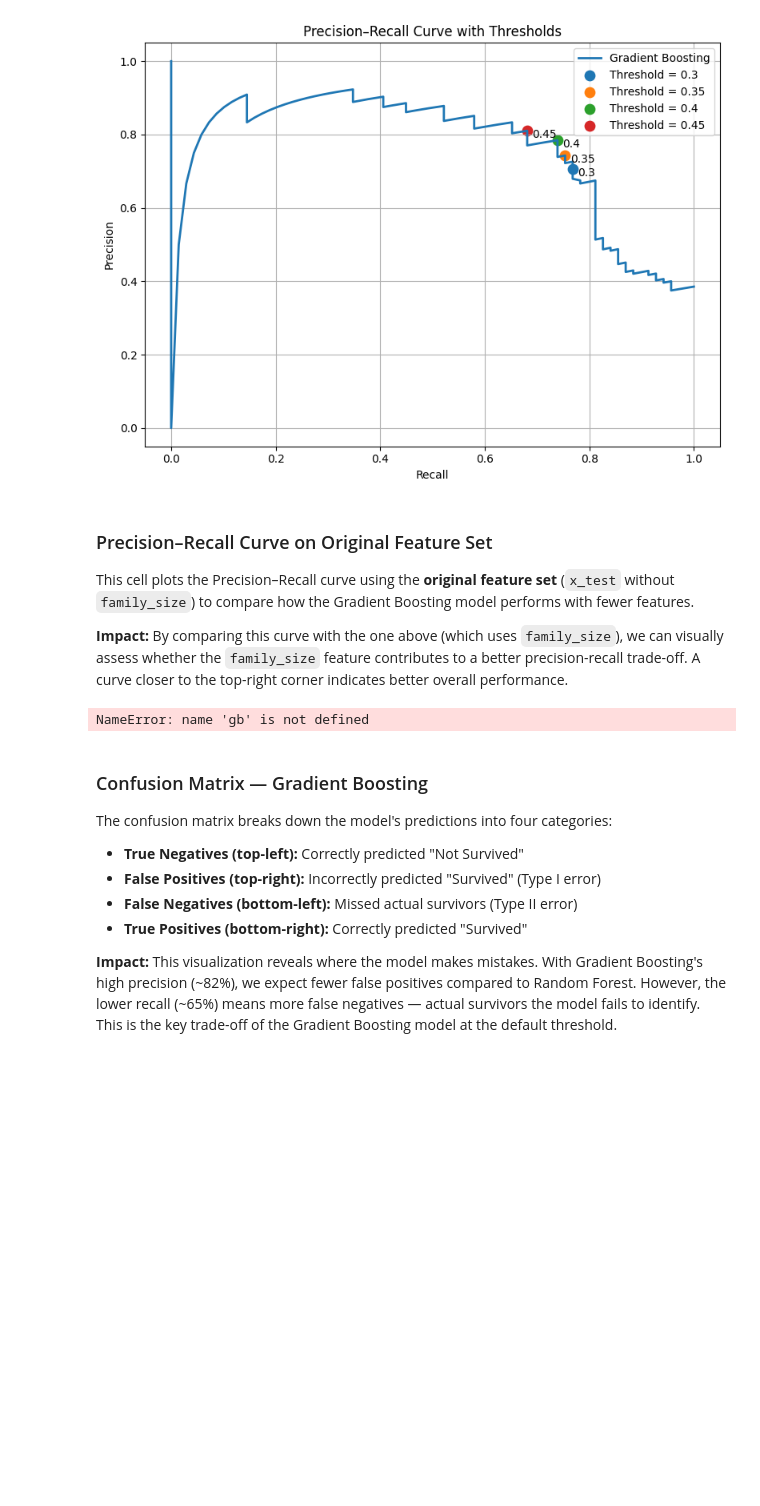
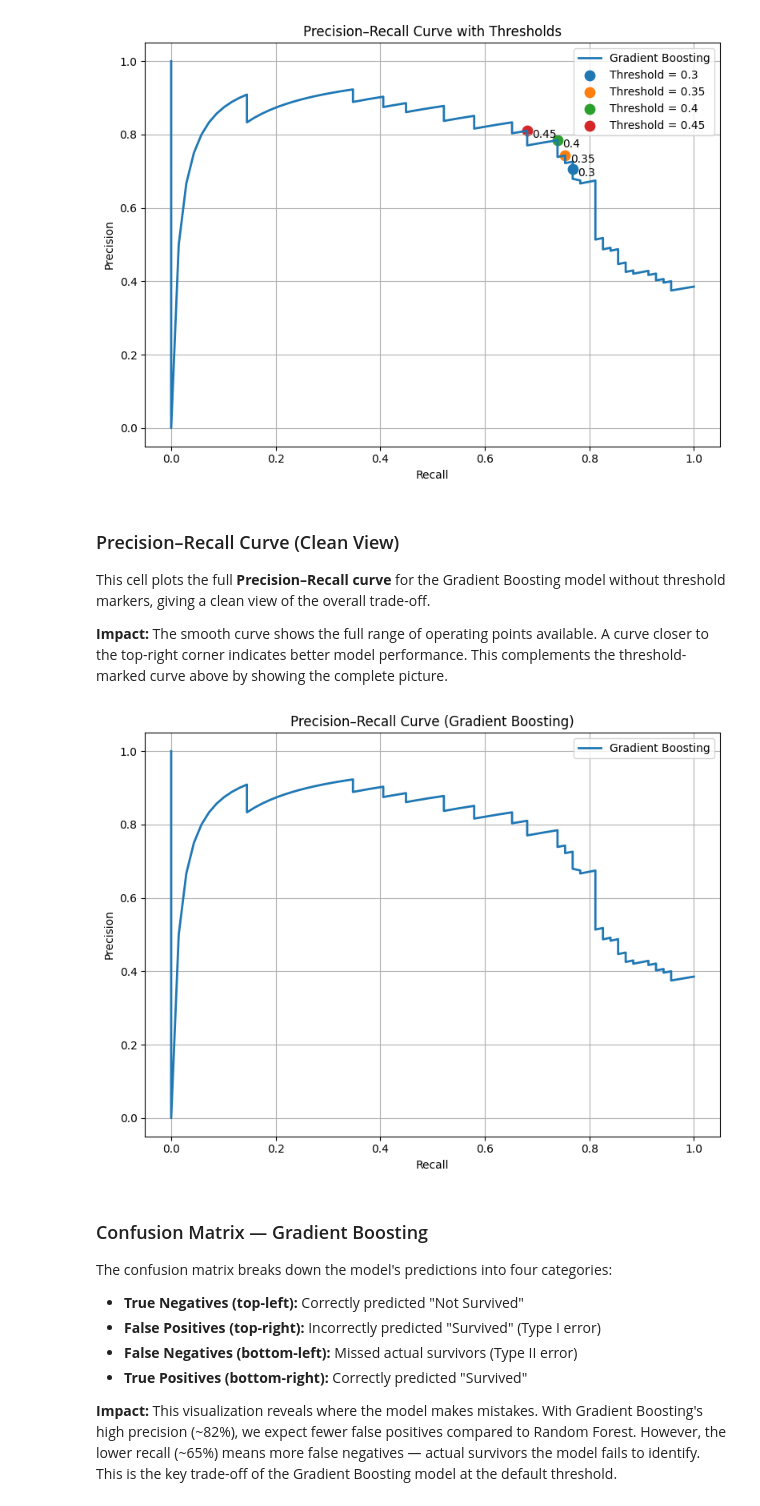
Before and after one commit to divyadeepmishra/Titanic, a Jupyter notebook: titanic.ipynb, the cells around one changed output. Drawn from its saved outputs; the diff is of its cells as text; code cells hidden in the pictures; blank space fills up the shorter version.

Commit message:
Titanic ML model with preprocessing and training

```diff
--- a/titanic.ipynb
+++ b/titanic.ipynb
@@ -1161,29 +1161,29 @@ plt.show()
 # %% [output]
 [figure]
 # %% [markdown]
-### Precision–Recall Curve on Original Feature Set
+### Precision–Recall Curve (Clean View)
 
-This cell plots the Precision–Recall curve using the **original feature set** (`x_test` without `family_size`) to compare how the Gradient Boosting model performs with fewer features.
+This cell plots the full **Precision–Recall curve** for the Gradient Boosting model without threshold markers, giving a clean view of the overall trade-off.
 
-**Impact:** By comparing this curve with the one above (which uses `family_size`), we can visually assess whether the `family_size` feature contributes to a better precision-recall trade-off. A curve closer to the top-right corner indicates better overall performance.
+**Impact:** The smooth curve shows the full range of operating points available. A curve closer to the top-right corner indicates better model performance. This complements the threshold-marked curve above by showing the complete picture.
 # %%
-y_prob = gb.predict_proba(x_test)[:, 1]
+y_prob_clean = gb.predict_proba(x3_test)[:, 1]
 
-precision, recall, thresholds = precision_recall_curve(y_test, y_prob)
+precision, recall, thresholds = precision_recall_curve(y3_test, y_prob_clean)
 
 plt.figure(figsize=(8, 6))
 plt.plot(recall, precision, lw=2, label="Gradient Boosting")
 
 plt.xlabel("Recall")
 plt.ylabel("Precision")
 plt.title("Precision–Recall Curve (Gradient Boosting)")
 plt.legend()
 plt.grid(True)
 
 plt.tight_layout()
 plt.show()
 # %% [output]
-NameError: name 'gb' is not defined
+[figure, added]
 # %% [markdown]
 ### Confusion Matrix — Gradient Boosting
 
```
Also changed, not shown: parts of 7 cells of this notebook.
